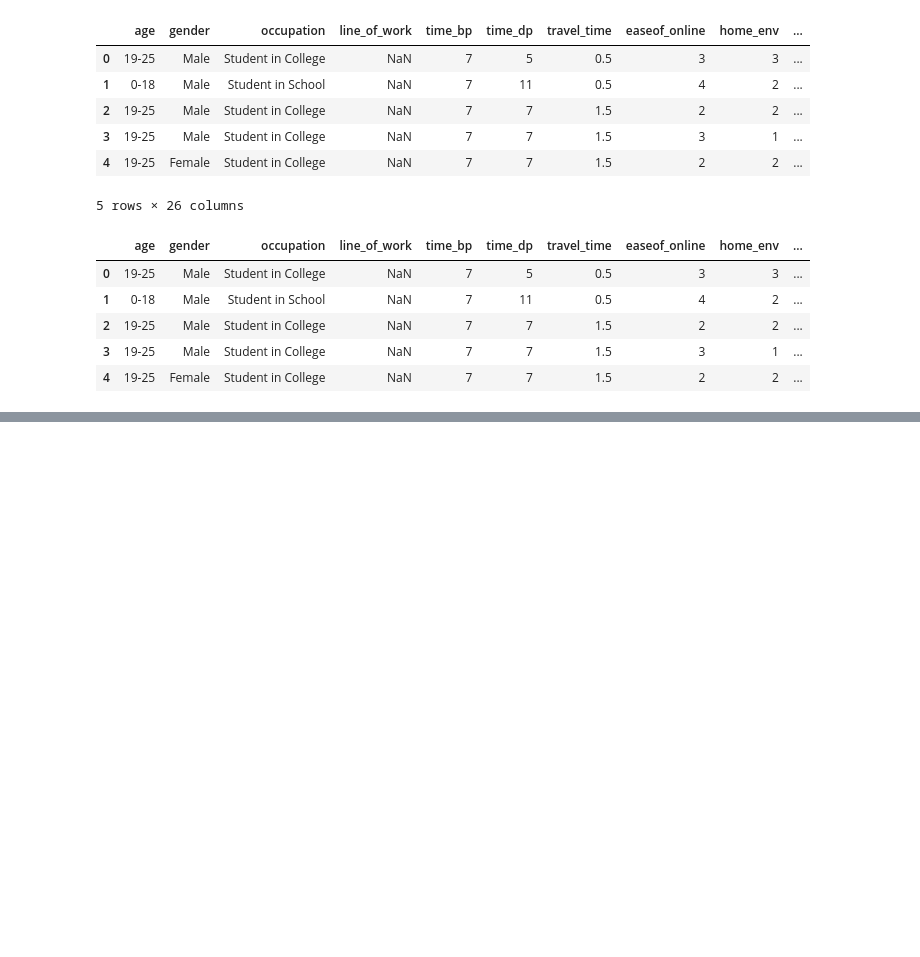
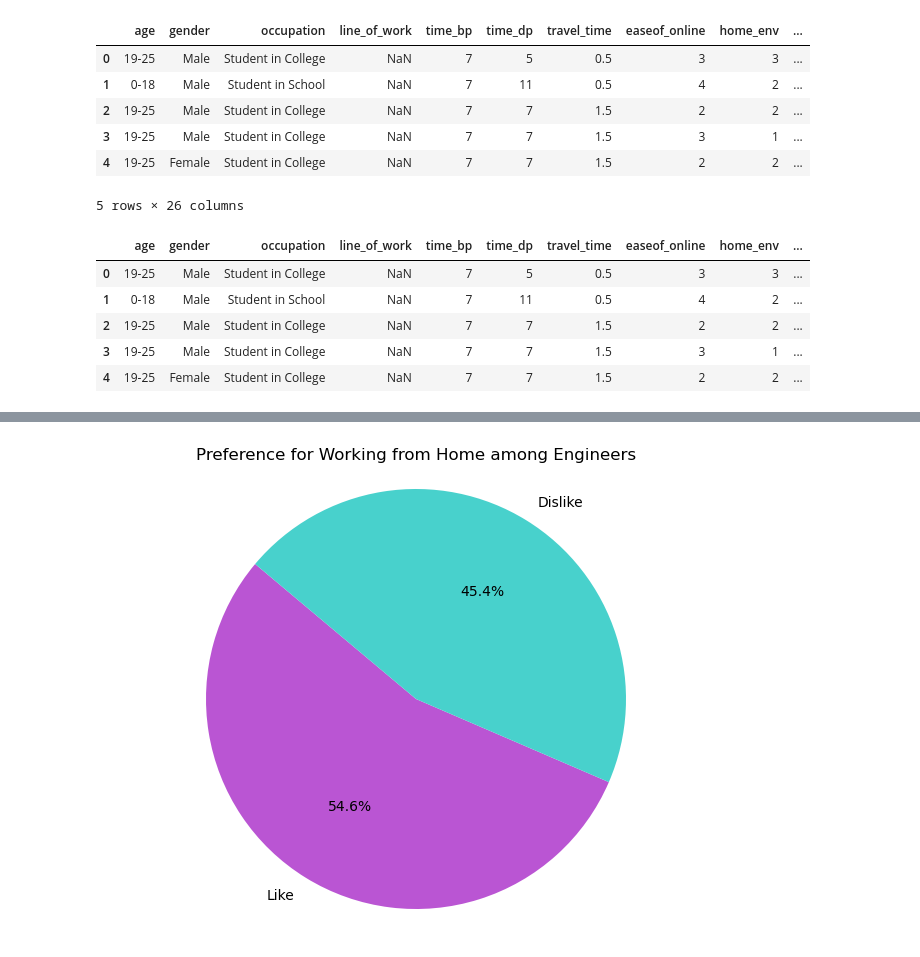
Before and after one commit to AayushiDaliparthi/Project_1_uoft, a Jupyter notebook: MariaQuestion1.ipynb, the cells around one changed output, grey strips where cells are left out. Cells and saved outputs as stored; diff of their text form; code cells hidden in the pictures; blank space fills up the shorter version.

```diff
--- a/MariaQuestion1.ipynb
+++ b/MariaQuestion1.ipynb
@@ -118,0 +161,22 @@ df.head()
+# %%
+#For a different look, specifically choosing one line of work and seeing the percentage of those workers that like working from home in a pie chart
+
+# Filter the data for engineers
+engineers_data = hw_work_data.loc["Engineering"]
+
+# Count the number of engineers who like and dislike working from home
+like_count = engineers_data["scaled_like_hw"]
+dislike_count = engineers_data["scaled_dislike_hw"]
+
+# Create a pie chart
+labels = ['Like', 'Dislike']
+sizes = [like_count, dislike_count]
+colors = ['mediumorchid', 'mediumturquoise']
+
+plt.figure(figsize=(8, 6))
+plt.pie(sizes, labels=labels, colors=colors, autopct='%1.1f%%', startangle=140)
+plt.title('Preference for Working from Home among Engineers')
+plt.axis('equal')  # Equal aspect ratio ensures that pie is drawn as a circle.
+plt.show()
+# %% [output]
+[figure, added]
```
Also changed, not shown: parts of 5 cells of this notebook, 1 other file.
